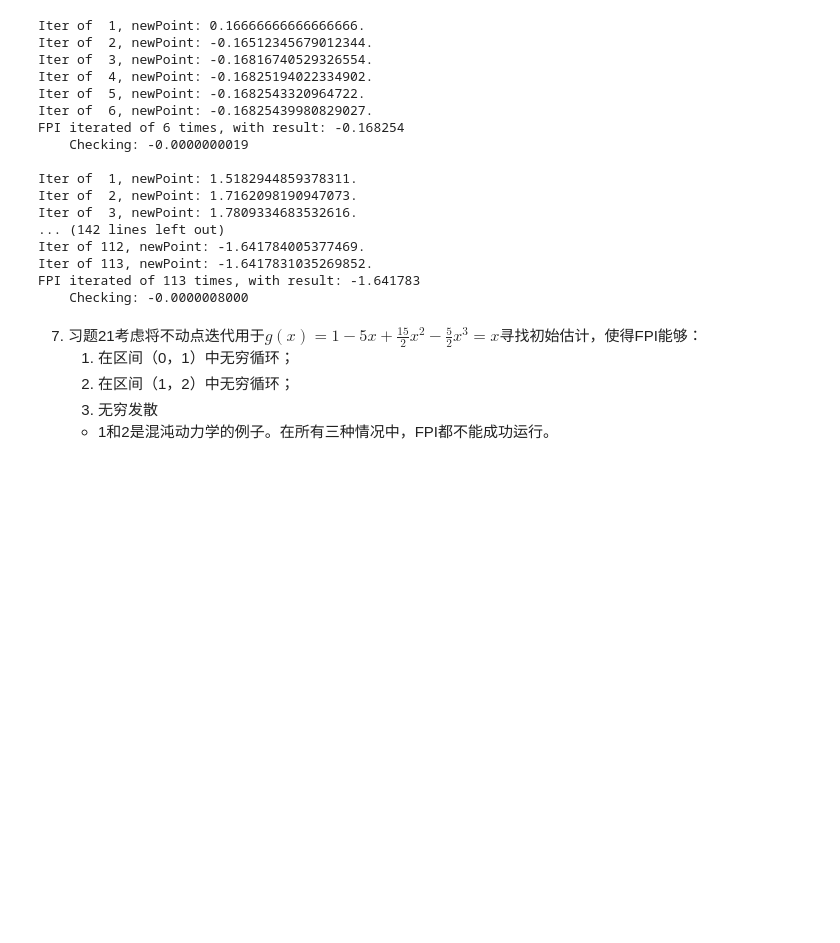
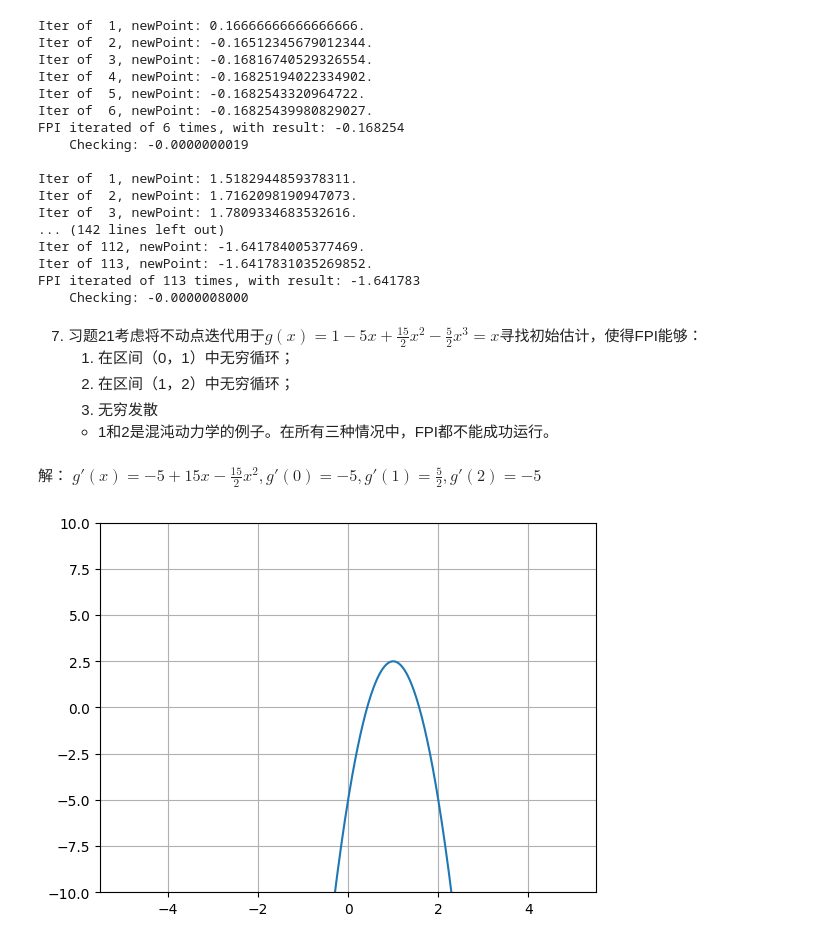
Before and after one commit to Pat-Tron/solution_of_numerical_analysis, a Jupyter notebook: exercise_01_02.ipynb, the cells around one changed output. Saved outputs shown, nothing was run; the diff lists cells and outputs as text; code cells hidden in the pictures; blank space fills up the shorter version.

```diff
--- a/exercise_01_02.ipynb
+++ b/exercise_01_02.ipynb
@@ -240,3 +246,15 @@ FPI iterated of 113 times, with result: -1.641783
     2. 在区间（1，2）中无穷循环；
     3. 无穷发散
     - 1和2是混沌动力学的例子。在所有三种情况中，FPI都不能成功运行。
+# %% [markdown]
+解：
+$g'(x)=-5+15x-\frac{15}{2}x^2, g'(0)=-5, g'(1)=\frac{5}{2}, g'(2)=-5$
+# %%
+x = np.linspace(-5, 5, 500)
+plt.plot(x, -5+15*x-15/2*x**2)
+plt.ylim(-10.0, 10.0)
+axes = plt.gca()
+axes.grid()
+plt.show()
+# %% [output]
+[figure, added]
```
Also changed, not shown: parts of 3 cells of this notebook.
